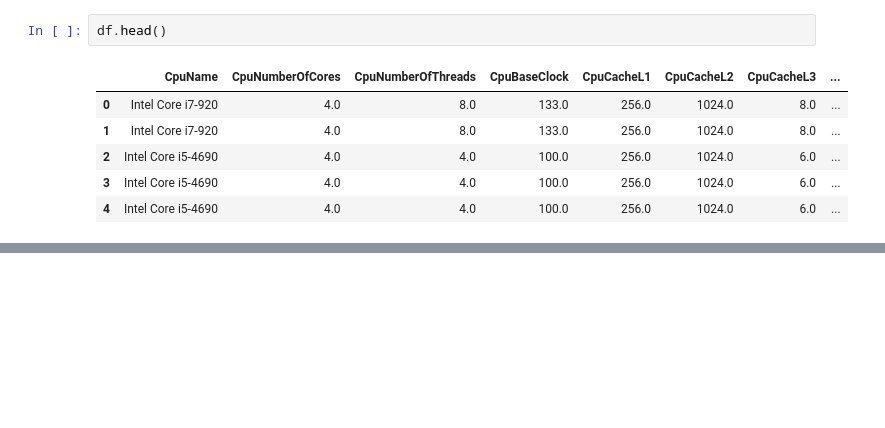
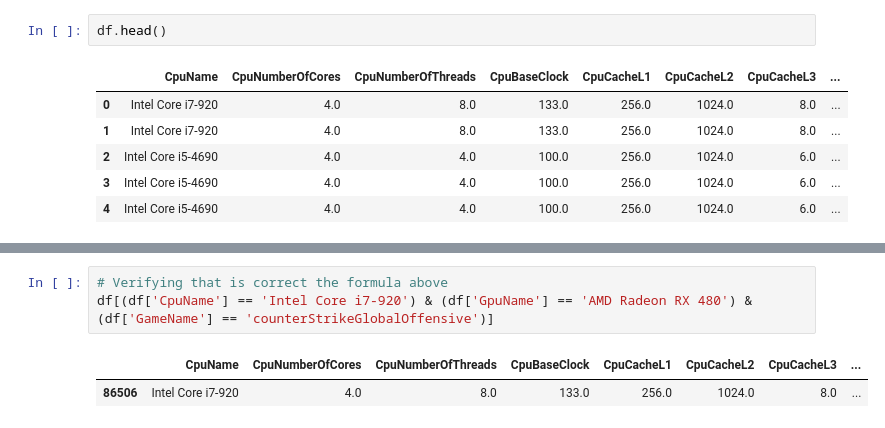
Before and after one commit to AndrePilcoChiuyare/fps-game-prediction, a Jupyter notebook: notebooks/2-feature-engineering.ipynb, the cells around one changed output, grey strips where cells are left out. Saved outputs shown, nothing was run; the diff lists cells and outputs as text; blank space fills up the shorter version.

```diff
--- a/notebooks/2-feature-engineering.ipynb
+++ b/notebooks/2-feature-engineering.ipynb
@@ -107,0 +145,6 @@ df.head()
+# %%
+# Verifying that is correct the formula above
+df[(df['CpuName'] == 'Intel Core i7-920') & (df['GpuName'] == 'AMD Radeon RX 480') & (df['GameName'] == 'counterStrikeGlobalOffensive')]
+# %% [output]
+|  | CpuName | CpuNumberOfCores | CpuNumberOfThreads | CpuBaseClock | CpuCacheL1 | CpuCacheL2 | CpuCacheL3 | ... |
+| 86506 | Intel Core i7-920 | 4.0 | 8.0 | 133.0 | 256.0 | 1024.0 | 8.0 | ... |
```
Also changed, not shown: parts of 9 cells of this notebook, 6 other files.
